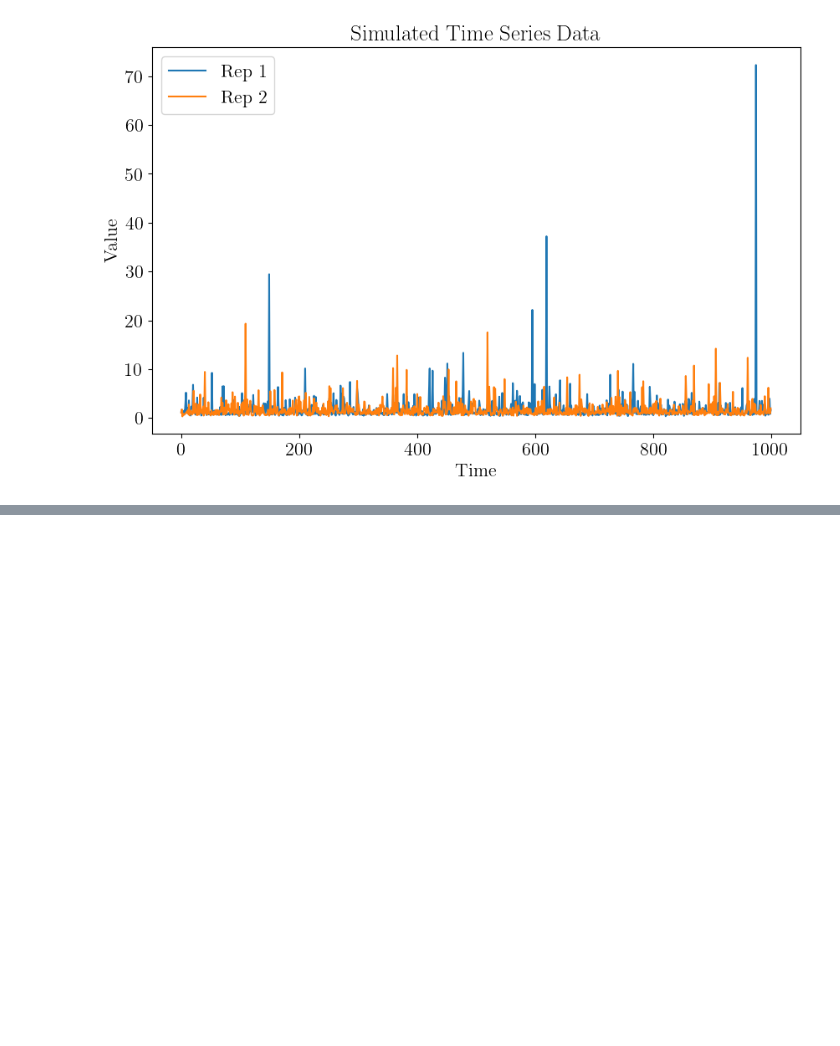
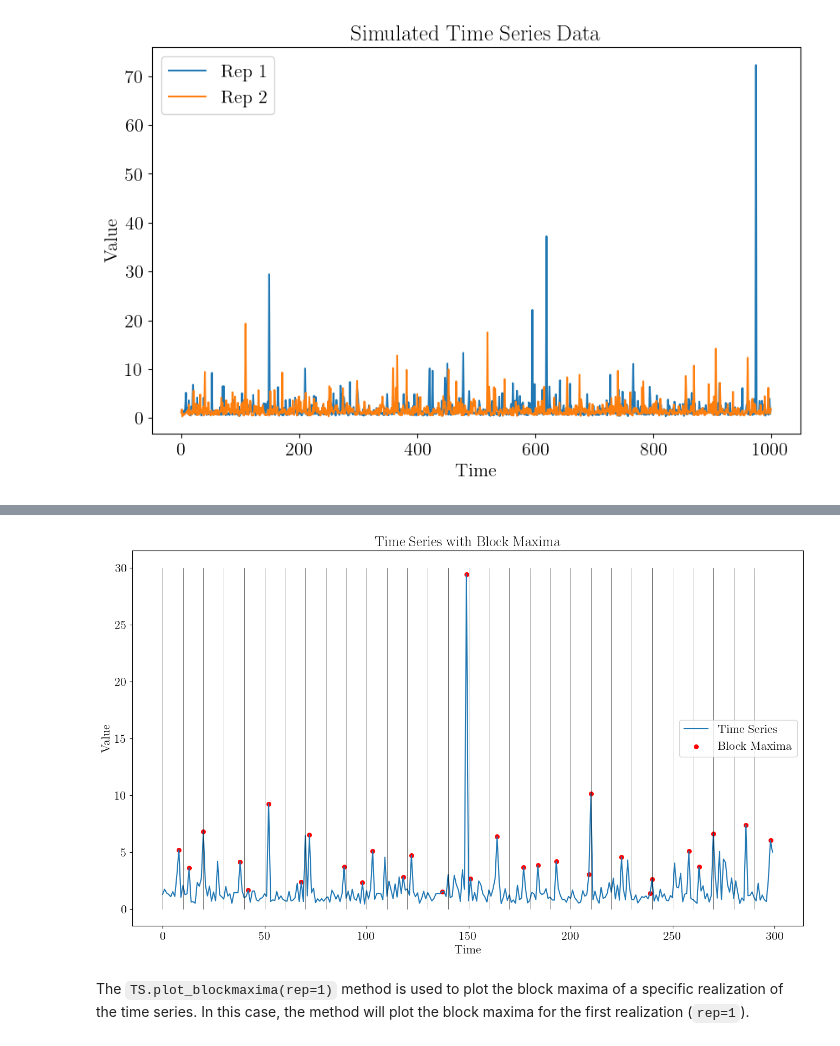
Before and after one commit to haufse/xtremes, a Jupyter notebook: docs/source/notebooks/timeseries.ipynb, the cells around one changed output, grey strips where cells are left out. Saved outputs shown, nothing was run; the diff lists cells and outputs as text; code cells hidden in the pictures; blank space fills up the shorter version.

```diff
--- a/docs/source/notebooks/timeseries.ipynb
+++ b/docs/source/notebooks/timeseries.ipynb
@@ -10,4 +17,4 @@ import xtremes.bootstrap as bst
 # %%
-TS = hos.TimeSeries(n=1000,modelparams=(0.5,0.1,0.1))
+TS = hos.TimeSeries(n=1000, distr='GEV', modelparams=(0.5,0.1,0.1))
 TS.simulate(rep=200)
 TS.get_blockmaxima(block_size=10)
@@ -17,0 +31,7 @@ TS.plot(rep=[1,2])
+# %%
+TS.plot_with_blockmaxima()
+# %% [output]
+[figure, added]
+# %% [markdown]
+
+The `TS.plot_blockmaxima(rep=1)` method is used to plot the block maxima of a specific realization of the time series. In this case, the method will plot the block maxima for the first realization (`rep=1`).
```
Also changed, not shown: parts of 14 cells of this notebook, 4 other files.
